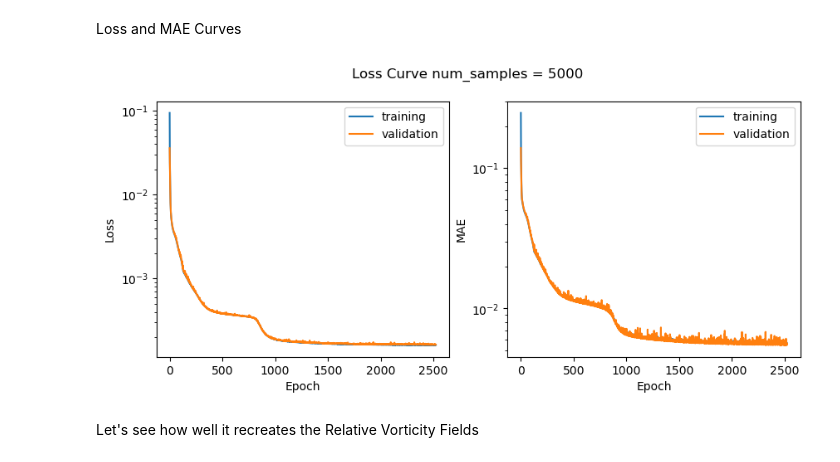
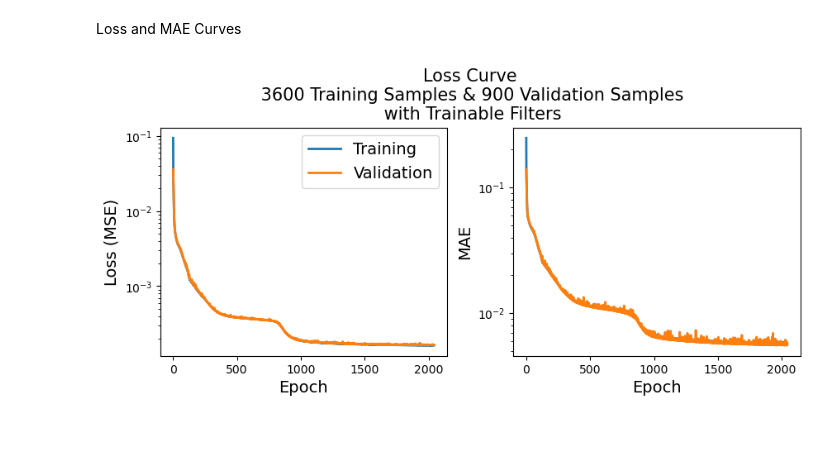
Before and after one commit to JustinRHudson/ATS780_HW2, a Jupyter notebook: CODE/Model.ipynb, the cells around one changed output. Cells and saved outputs as stored; diff of their text form; code cells hidden in the pictures; blank space fills up the shorter version.

```diff
--- a/CODE/Model.ipynb
+++ b/CODE/Model.ipynb
@@ -14,9 +14,9 @@ import cartopy.feature as cfeature
 from sklearn.model_selection import train_test_split
 # %%
 #set the paths
-data_path = '/Users/jhudson/Documents/HW/FALL2023/ATS780/ATS780_HW2/DATA'
-figure_path = '/Users/jhudson/Documents/HW/FALL2023/ATS780/ATS780_HW2/FIGURES/'
-root = '/Users/jhudson/Documents/HW/FALL2023/ATS780/ATS780_HW2/CODE'
+data_path = '/Users/justinhudson/Documents/HW/ATS_780/Homework_2/DATA'
+figure_path = '/Users/justinhudson/Documents/HW/ATS_780/Homework_2/FIGURES/'
+root = '/Users/justinhudson/Documents/HW/ATS_780/Homework_2'
 # %%
 # set the seed
 rand_seed = 144
@@ -259,27 +246,29 @@ Loss and MAE Curves
 # %%
 fig, ax = plt.subplots(1,2, figsize = (10,4))
 
-ax[0].plot(history.history["loss"],label = "training")
-ax[0].plot(history.history["val_loss"],label = "validation")
-ax[0].set_xlabel("Epoch")
-ax[0].set_ylabel("Loss")
-ax[0].legend(loc = 'best')
+lw = 2
+
+ax[0].plot(history.history["loss"],label = "Training",linewidth = lw)
+ax[0].plot(history.history["val_loss"],label = "Validation",linewidth = lw)
+ax[0].set_xlabel("Epoch",fontsize = 14)
+ax[0].set_ylabel("Loss (MSE)",fontsize = 14)
+ax[0].legend(loc = 'best',fontsize = 14)
 ax[0].set_yscale('log')
 
-ax[1].plot(history.history["mae"],label = "training")
-ax[1].plot(history.history["val_mae"],label = "validation")
-ax[1].set_xlabel("Epoch")
-ax[1].set_ylabel("MAE")
-ax[1].legend(loc = 'best')
+ax[1].plot(history.history["mae"],label = "Training",linewidth = lw)
+ax[1].plot(history.history["val_mae"],label = "Validation",linewidth = lw)
+ax[1].set_xlabel("Epoch",fontsize = 14)
+ax[1].set_ylabel("MAE",fontsize = 14)
+#ax[1].legend(loc = 'best')
 ax[1].set_yscale('log')
 
-plt.suptitle(f'Loss Curve num_samples = {num_samples}')
+plt.suptitle(f'Loss Curve\n {x_train.shape[0]} Training Samples & {x_val.shape[0]} Validation Samples\n with Trainable Filters',fontsize = 15)
+
+plt.subplots_adjust(top = 0.8,wspace = 0.23)
 
 os.chdir(figure_path)
-#plt.savefig(f'LOSS_CURVE_{num_samples}samples.png',dpi = 400,bbox_inches = 'tight')
+plt.savefig(f'Trainable_Loss_Curve.png',dpi = 400,bbox_inches = 'tight')
 
 plt.show()
 # %% [output]
-[figure, old version]
+[figure, new version]
-# %% [markdown]
-Let's see how well it recreates the Relative Vorticity Fields
```
Also changed, not shown: parts of 14 cells of this notebook.
